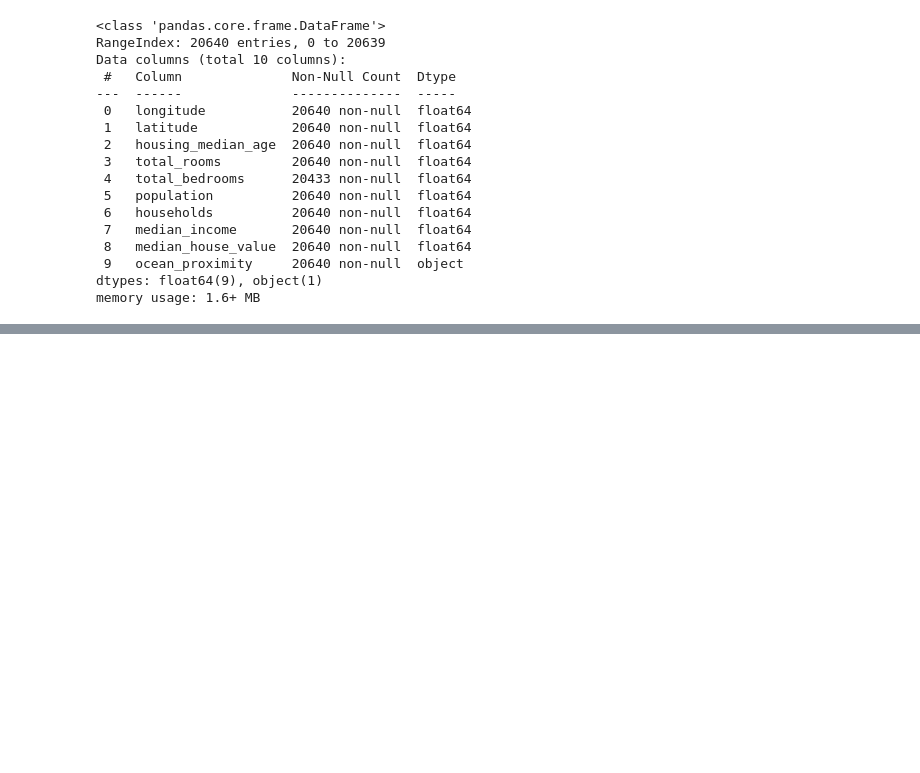
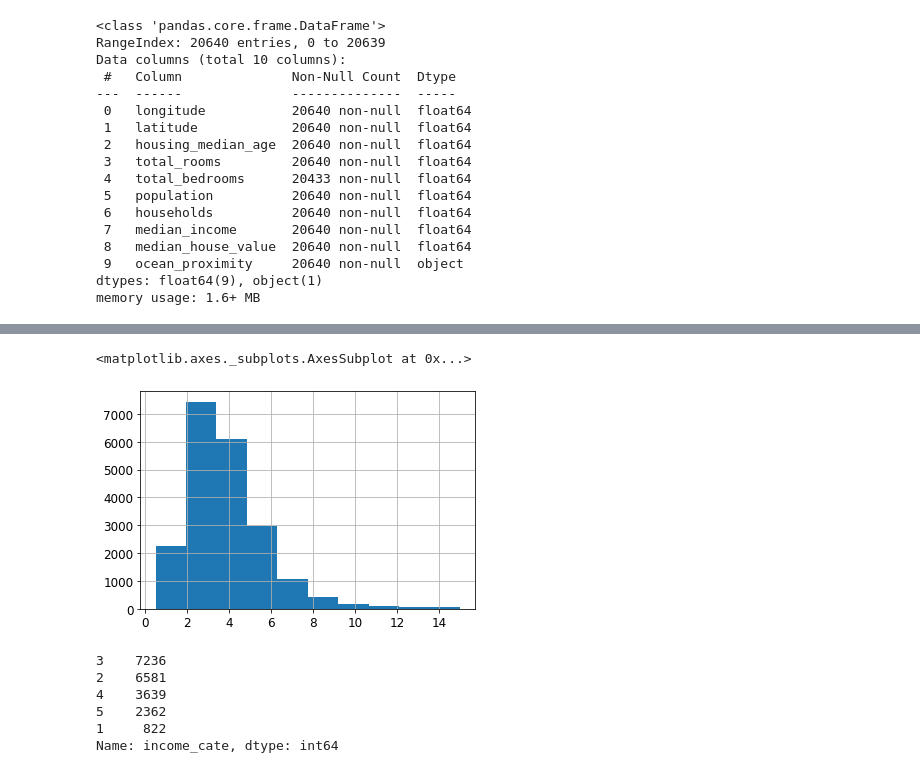
Before and after one commit to mynamerahulkumar/GitHub, a Jupyter notebook: Machine_Learning/Hands_on_ML_with_scikit_learn_keras_tensorflow2/2_end_to_end_ML_project.ipynb, the cells around one changed output, grey strips where cells are left out. Cells and saved outputs as stored; diff of their text form; code cells hidden in the pictures; blank space fills up the shorter version.

```diff
--- a/Machine_Learning/Hands_on_ML_with_scikit_learn_keras_tensorflow2/2_end_to_end_ML_project.ipynb
+++ b/Machine_Learning/Hands_on_ML_with_scikit_learn_keras_tensorflow2/2_end_to_end_ML_project.ipynb
@@ -85,0 +174,5 @@ memory usage: 1.6+ MB
+# %%
+housing['median_income'].hist()
+# %% [output]
+<matplotlib.axes._subplots.AxesSubplot at 0x...>
+[figure, added]
@@ -85,0 +183,9 @@ memory usage: 1.6+ MB
+# %%
+housing["income_cate"].value_counts()
+# %% [output]
+3    7236
+2    6581
+4    3639
+5    2362
+1     822
+Name: income_cate, dtype: int64
```
Also changed, not shown: parts of 32 cells of this notebook.
